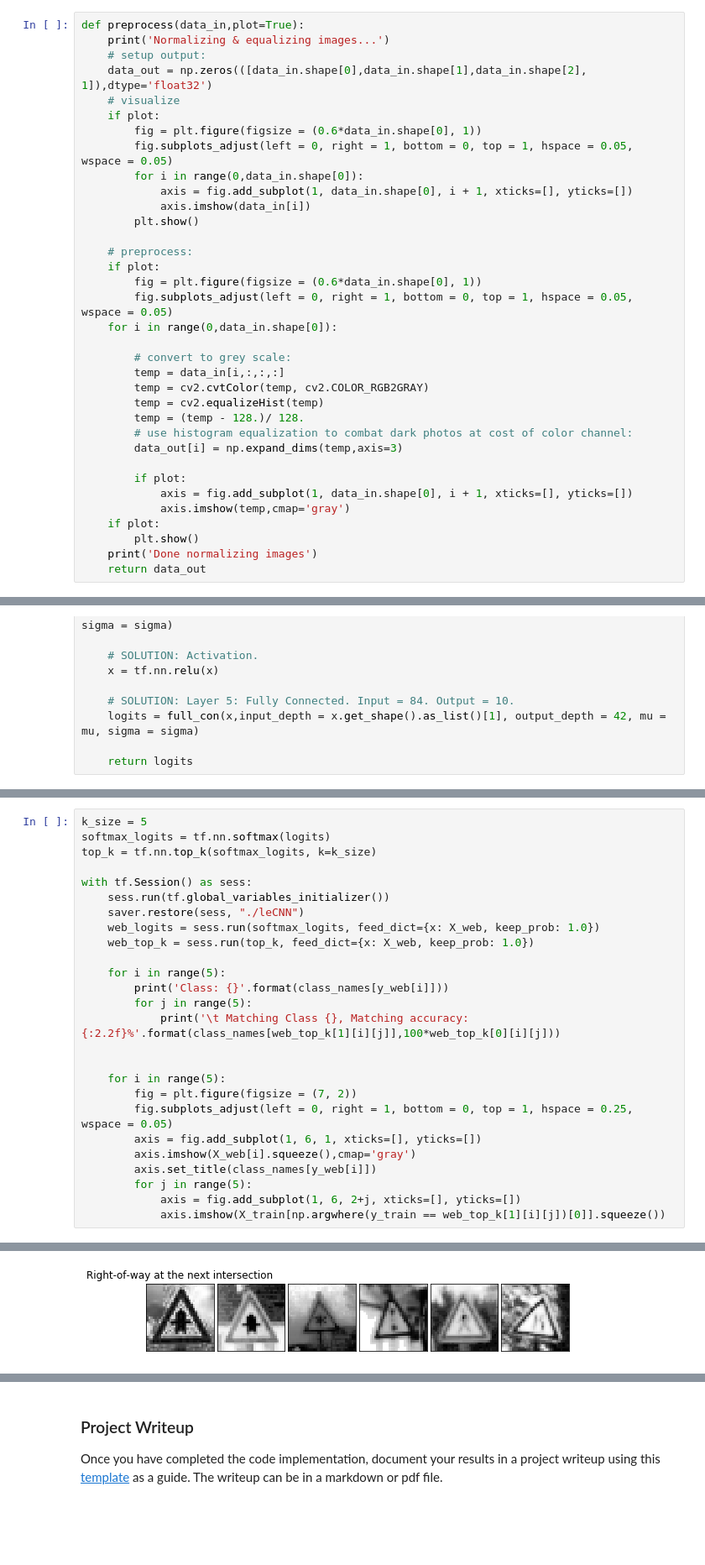
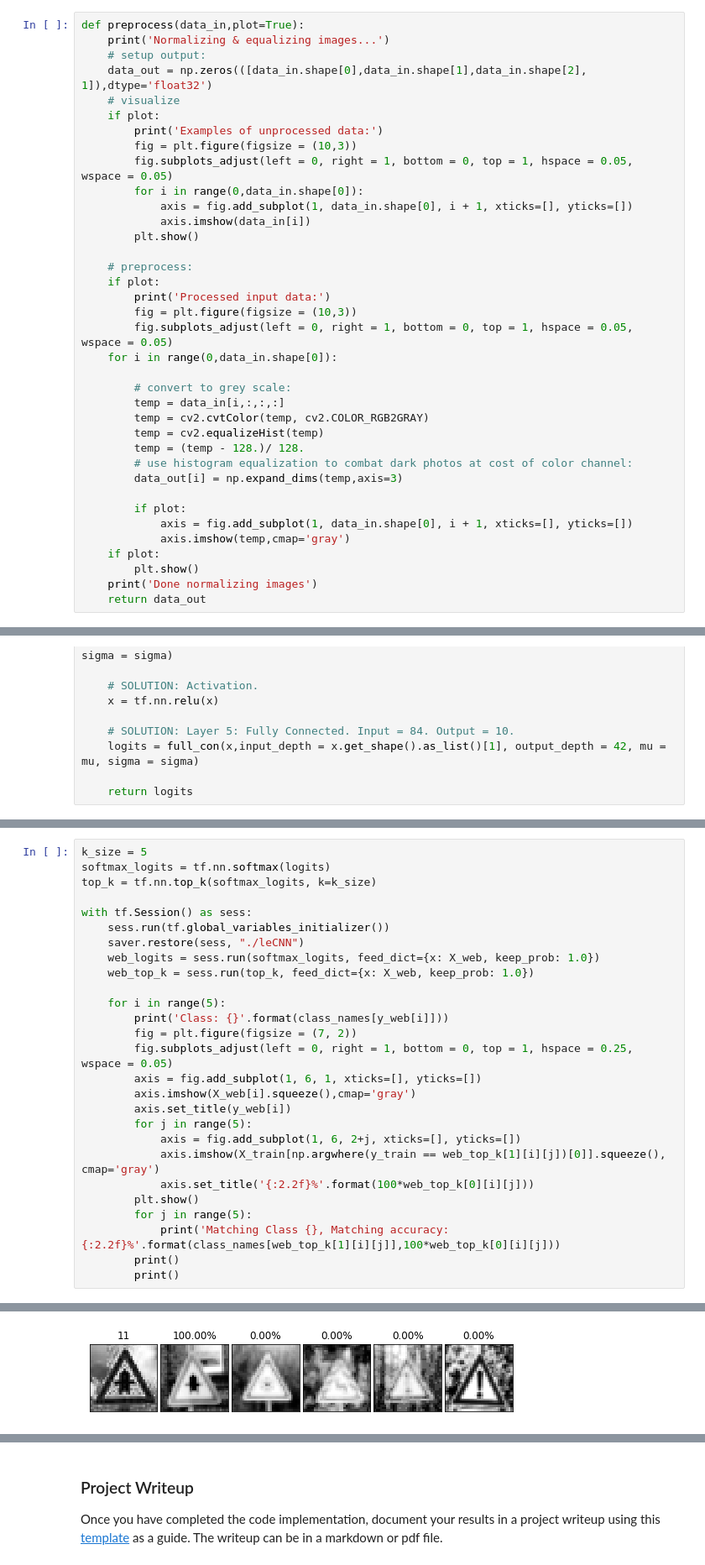
Before and after one commit to evgenyslab/CarND-Traffic-Sign-Classifier, a Jupyter notebook: Traffic_Sign_Classifier.ipynb, the cells around one changed output, grey strips where cells are left out. Shown at 84% size. Saved outputs shown, nothing was run; the diff lists cells and outputs as text; blank space fills up the shorter version.

```diff
--- a/Traffic_Sign_Classifier.ipynb
+++ b/Traffic_Sign_Classifier.ipynb
@@ -134,7 +134,8 @@ def preprocess(data_in,plot=True):
     data_out = np.zeros(([data_in.shape[0],data_in.shape[1],data_in.shape[2], 1]),dtype='float32')
     # visualize
     if plot:
-        fig = plt.figure(figsize = (0.6*data_in.shape[0], 1))
+        print('Examples of unprocessed data:')
+        fig = plt.figure(figsize = (10,3))
         fig.subplots_adjust(left = 0, right = 1, bottom = 0, top = 1, hspace = 0.05, wspace = 0.05)
         for i in range(0,data_in.shape[0]):
             axis = fig.add_subplot(1, data_in.shape[0], i + 1, xticks=[], yticks=[])
@@ -143,7 +144,8 @@ def preprocess(data_in,plot=True):
 
     # preprocess:
     if plot:
-        fig = plt.figure(figsize = (0.6*data_in.shape[0], 1))
+        print('Processed input data:')
+        fig = plt.figure(figsize = (10,3))
         fig.subplots_adjust(left = 0, right = 1, bottom = 0, top = 1, hspace = 0.05, wspace = 0.05)
     for i in range(0,data_in.shape[0]):
 
@@ -491,19 +473,20 @@ with tf.Session() as sess:
 
     for i in range(5):
         print('Class: {}'.format(class_names[y_web[i]]))
-        for j in range(5):
-            print('\t Matching Class {}, Matching accuracy: {:2.2f}%'.format(class_names[web_top_k[1][i][j]],100*web_top_k[0][i][j]))
-
-
-    for i in range(5):
         fig = plt.figure(figsize = (7, 2))
         fig.subplots_adjust(left = 0, right = 1, bottom = 0, top = 1, hspace = 0.25, wspace = 0.05)
         axis = fig.add_subplot(1, 6, 1, xticks=[], yticks=[])
         axis.imshow(X_web[i].squeeze(),cmap='gray')
-        axis.set_title(class_names[y_web[i]])
+        axis.set_title(y_web[i])
         for j in range(5):
             axis = fig.add_subplot(1, 6, 2+j, xticks=[], yticks=[])
-            axis.imshow(X_train[np.argwhere(y_train == web_top_k[1][i][j])[0]].squeeze())
+            axis.imshow(X_train[np.argwhere(y_train == web_top_k[1][i][j])[0]].squeeze(), cmap='gray')
+            axis.set_title('{:2.2f}%'.format(100*web_top_k[0][i][j]))
+        plt.show()
+        for j in range(5):
+            print('Matching Class {}, Matching accuracy: {:2.2f}%'.format(class_names[web_top_k[1][i][j]],100*web_top_k[0][i][j]))
+        print()
+        print()
 # %% [output]
 INFO:tensorflow:Restoring parameters from ./leCNN
 Class: Priority road
@@ -527 +511 @@ Class: No entry
-[figure, old version]
+[figure, new version]
```
Also changed, not shown: parts of 19 cells of this notebook.
